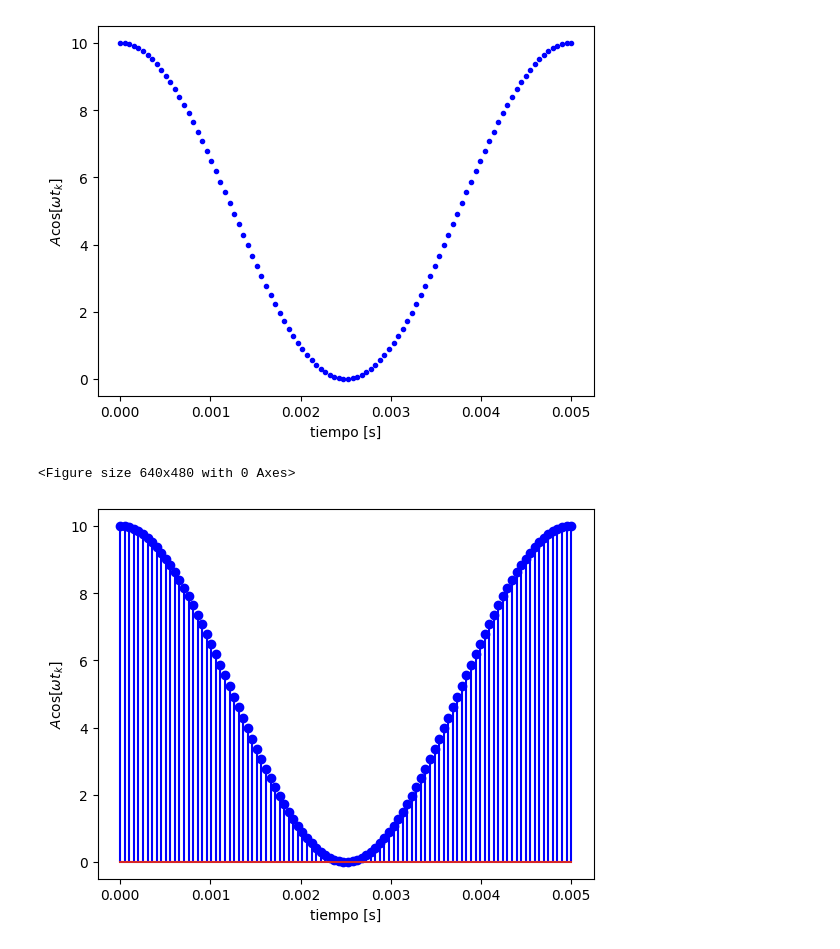
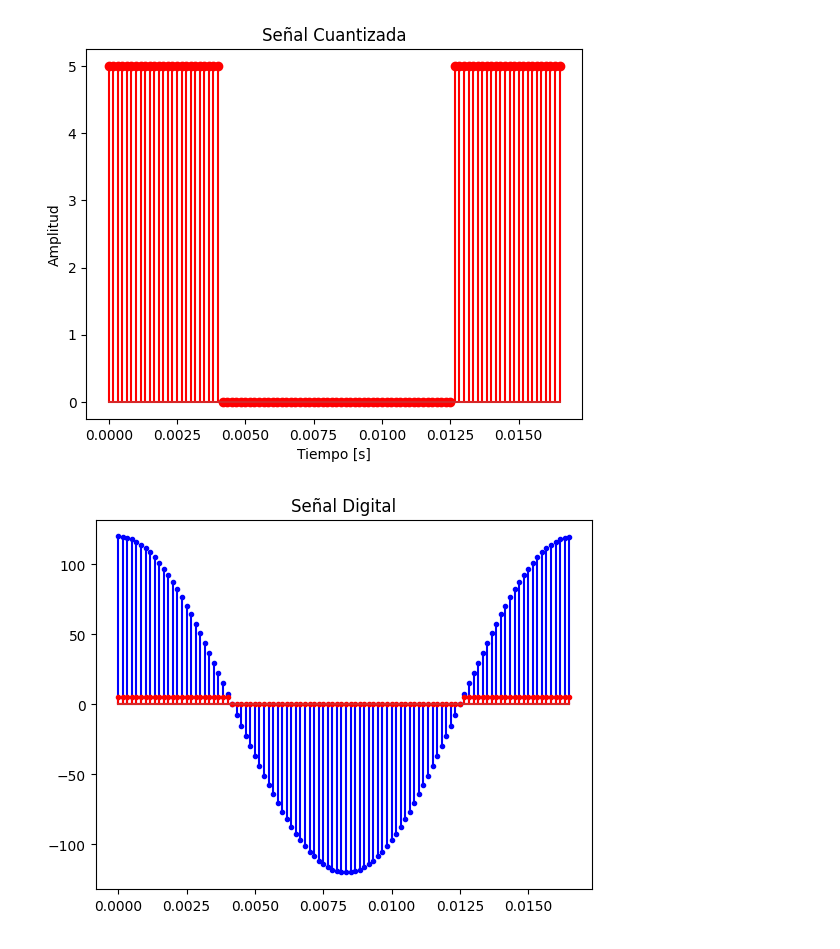
Before and after one commit to GabrielaRomoM/EjerciciosSYS-Phyton, a Jupyter notebook: EJERCICIO_SYS.ipynb, the cells around one changed output. Saved outputs shown, nothing was run; the diff lists cells and outputs as text; code cells hidden in the pictures.

```diff
--- a/EJERCICIO_SYS.ipynb
+++ b/EJERCICIO_SYS.ipynb
@@ -34,39 +38,38 @@ plt.show()
-# %%
-#EJERCICIO punto 2
-K = 100 # número de muestras
-T_o = 1/200 #periodo de muestreo
-A = 120 # amplitud
-ti = 0 #tiempo inicial
-tf = T_o #tiempo final
-tv = np.linspace(ti,tf,num=K) #vector de datos en tiempo
-xv = A * np.cos(2*np.pi*tv/T_o) #vector de amplitud
-
-y_min =0
-y_max =10
-
-def b(xv,ymin = -10, ymax = 10):
-  xmax = max(xv)
-  xmin = min(xv)
-  m = (ymax - ymin)/(xmax - xmin)
-  c = ymin - m*xmin
-  yv = m*xv + c
-  return yv
-
-yv = b(xv,ymin=0,ymax=10)
-
-
-
-plt.plot(tv,yv,'b.')
-plt.xlabel('tiempo [s]')
-plt.ylabel('$A\cos[\omega t_k]$')
-plt.show()
-plt.subplots_adjust(hspace=0.5,wspace=0.5) #ajustar espaciado entre gráficas
-plt.show()
-plt.stem(tv,yv,'b.')
-plt.xlabel('tiempo [s]')
-plt.ylabel('$A\cos[\omega t_k]$')
-plt.show()
-# %% [output]
-[figure, removed]
-<Figure size 640x480 with 0 Axes>
-[figure, removed]
+# %%
+from scipy.spatial.distance import cdist
+
+def cuantizar(xv,nbits):
+  nbits=3 #definición de la cantidad de bits requeridos
+  ymin=0
+  ymax=5
+  ve=np.linspace(ymin,ymax,2**nbits) #vector de cuantización
+  xv.reshape(-1,1)
+  xv
+  ve.reshape(-1,1) #vectores de las funciones a utilizar
+  ve
+  d=cdist(xv.reshape(-1,1),ve.reshape(-1,1)) #genera una matriz con los dos vectores anteriores
+  d.shape
+  ind=np.argmin(d,axis=1) #busca la posición de los elementos más pequeños en cada fila
+  señal_cuantizada= ve[ind]
+  return señal_cuantizada
+
+
+señal_cuantizada= np.zeros_like(xv) #señal cuantizada inicializada en un vector de ceros
+
+for i in range (len(xv)):
+  señal_cuantizada[i]= cuantizar(xv[i],nbits)  #Cuantizar cada muestra de la señal original
+
+plt.stem(tv, señal_cuantizada,'r.')
+plt.xlabel('Tiempo [s]')
+plt.ylabel('Amplitud')
+plt.title('Señal Cuantizada')
+plt.show()
+# %% [output]
+[figure, added]
+# %%
+plt.stem(tv, xv, linefmt='b.', markerfmt='b.', label='Señal Discretizada')
+plt.stem(tv, señal_cuantizada, linefmt='r.', markerfmt='r.', label='Señal Cuantizada')
+plt.title('Señal Digital')
+plt.show()
+# %% [output]
+[figure, added]
```
Also changed, not shown: parts of 1 cell of this notebook.
